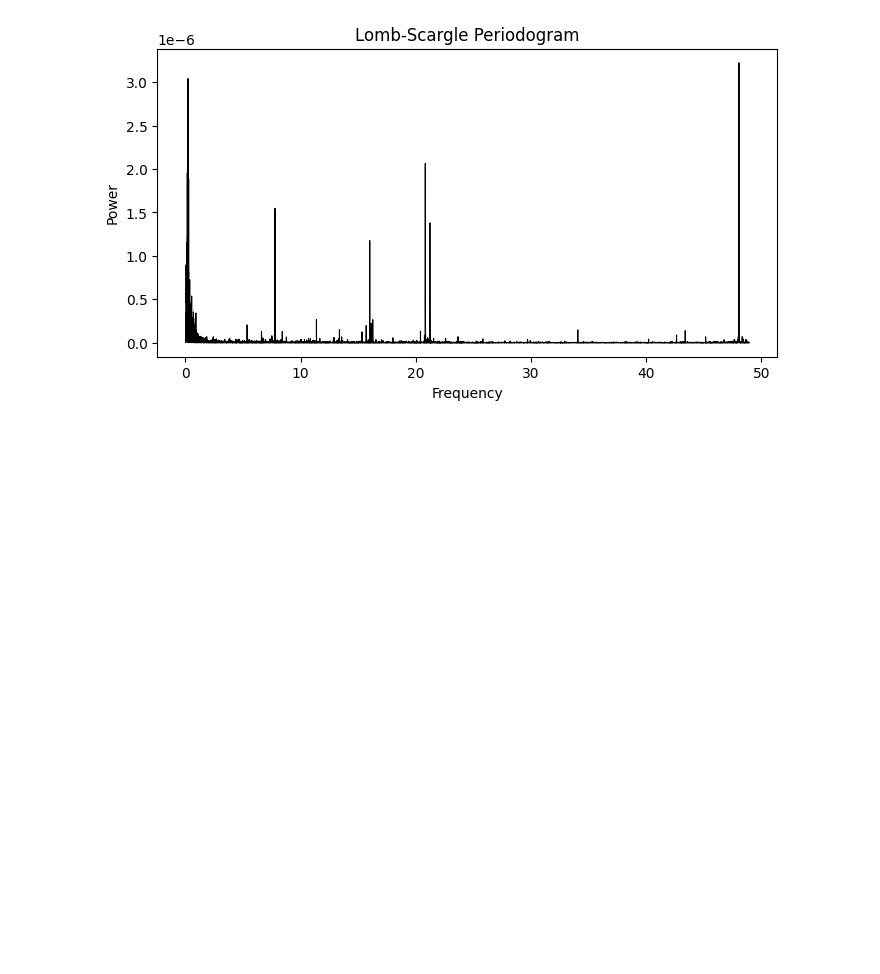
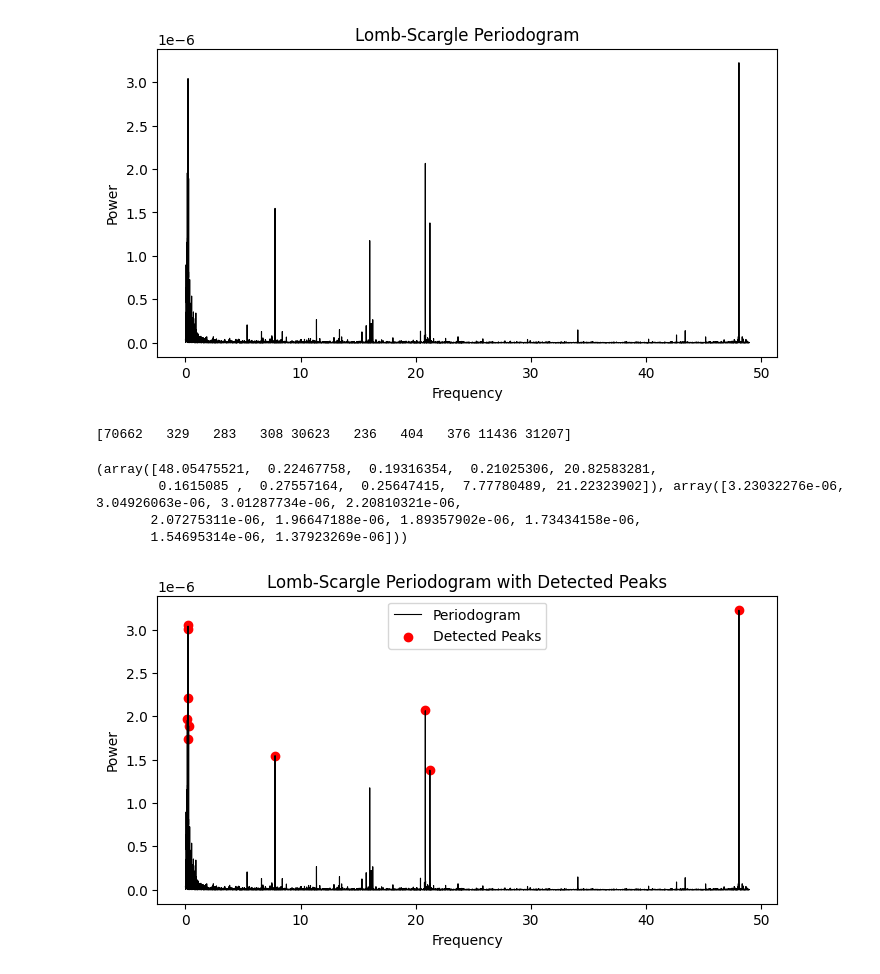
Before and after one commit to Hoggnation/cataloging_coherent_oscillators, a Jupyter notebook: nanapeaks_functions_on_KIC_7917485.ipynb, the cells around one changed output. Saved outputs shown, nothing was run; the diff lists cells and outputs as text; code cells hidden in the pictures; blank space fills up the shorter version.

```diff
--- a/nanapeaks_functions_on_KIC_7917485.ipynb
+++ b/nanapeaks_functions_on_KIC_7917485.ipynb
@@ -26,7 +26,7 @@ Installing collected packages: fbpca, uncertainties, memoization, jmespath, aioi
 Successfully installed aiobotocore-2.21.1 aioitertools-0.12.0 astroquery-0.4.10 botocore-1.37.1 fbpca-1.0 jmespath-1.0.1 lightkurve-2.5.0 memoization-0.4.0 oktopus-0.1.2 pyvo-1.6.1 s3fs-2025.3.0 uncer ...
 # %%
 #this means only look at top ten frequencies/peaks
-MAX_FREQS_PER_STAR = 10
+num_of_peaks = 10
 # %%
 search_result = lk.search_lightcurve('KIC 7917485', mission='Kepler')
 lc_collection = search_result.download_all()
@@ -130,6 +130,11 @@ def get_started(num_of_peaks, xs, ys):
     """
     indxs, properties = find_peaks(ys)
     return indxs[np.argsort(-ys[indxs])[:num_of_peaks]]
+# %%
+indices = get_started(num_of_peaks, freq_values, power_values)
+print(indices)
+# %% [output]
+[70662   329   283   308 30623   236   404   376 11436 31207]
 # %%
 def check_inputs(xs):
     """
@@ -256,0 +265,29 @@ def refine_peaks(xs, ys, indices):
+# %%
+print (new_positions)
+# %% [output]
+(array([48.05475521,  0.22467758,  0.19316354,  0.21025306, 20.82583281,
+        0.1615085 ,  0.27557164,  0.25647415,  7.77780489, 21.22323902]), array([3.23032276e-06, 3.04926063e-06, 3.01287734e-06, 2.20810321e-06,
+       2.07275311e-06, 1.96647188e-06, 1.89357902e-06, 1.73434158e-06,
+       1.54695314e-06, 1.37923269e-06]))
+# %%
+#originally the new positions function was returning the refined peaks and powers as seperate arrays, now they are arranged as tuples so that the zip function works
+new_frequencies, new_powers = refine_peaks(freq_values, power_values, indices)
+new_positions = list(zip(new_frequencies, new_powers))
+refined_frequencies, refined_powers = zip(*new_positions)
+# %%
+refined_frequencies, refined_powers = zip(*new_positions)
+# %%
+plt.figure(figsize=(8, 4))
+
+plt.plot(freq_values, power_values, 'k-', lw=0.8, label="Periodogram")
+
+plt.scatter(refined_frequencies, refined_powers, color='red', marker='o', label="Detected Peaks")
+
+plt.xlabel("Frequency")
+plt.ylabel("Power")
+plt.title("Lomb-Scargle Periodogram with Detected Peaks")
+plt.legend()
+
+plt.show()
+# %% [output]
+[figure, added]
```
Also changed, not shown: parts of 1 cell of this notebook.
